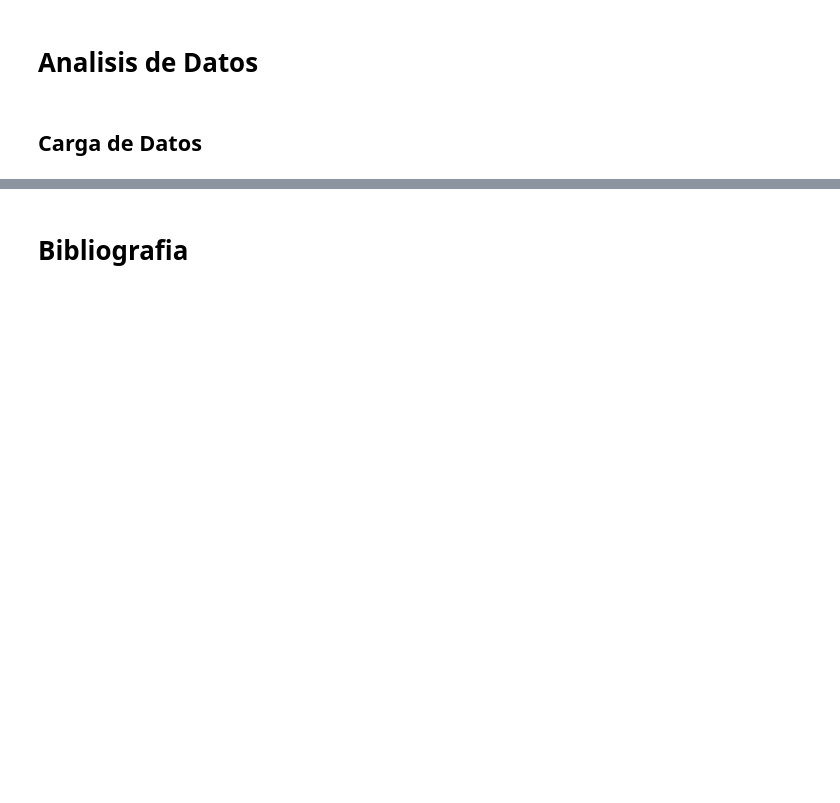
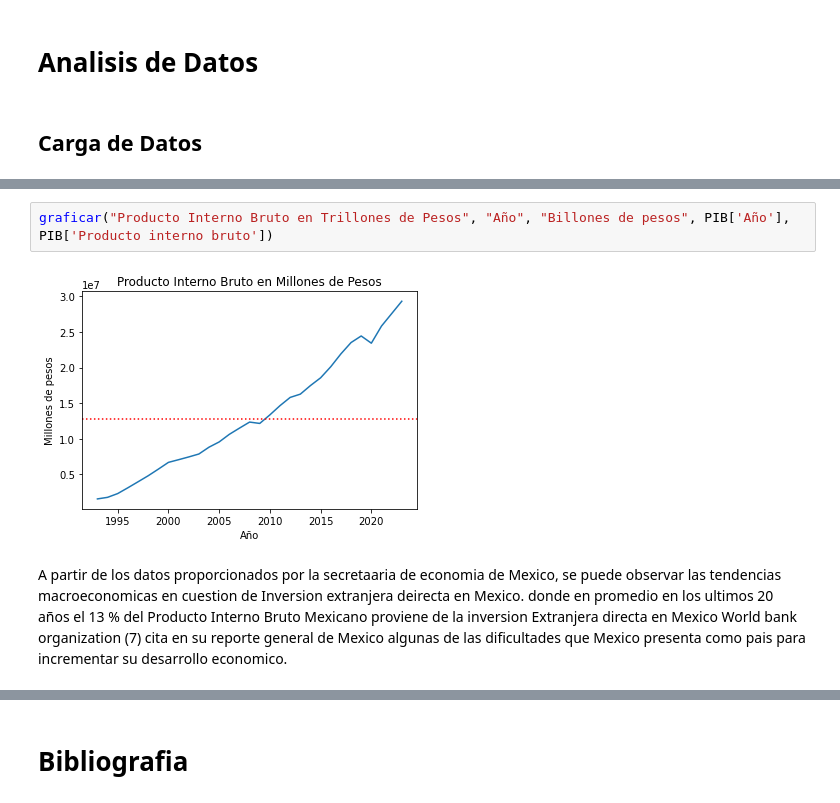
Before and after one commit to OctavioPB/Data-Analyst-Projects, a Jupyter notebook: InversionExtranjeraDirecta2023/Inversion Extranjera Directa en Mexico 2023.ipynb, the cells around one changed output, grey strips where cells are left out. Cells and saved outputs as stored; diff of their text form; blank space fills up the shorter version.

```diff
--- a/InversionExtranjeraDirecta2023/Inversion Extranjera Directa en Mexico 2023.ipynb
+++ b/InversionExtranjeraDirecta2023/Inversion Extranjera Directa en Mexico 2023.ipynb
@@ -33,0 +148,6 @@ from matplotlib import pyplot
+# %%
+graficar("Producto Interno Bruto en Trillones de Pesos", "Año", "Billones de pesos", PIB['Año'], PIB['Producto interno bruto'])
+# %% [output]
+[figure, added]
+# %% [markdown]
+A partir de los datos proporcionados por la secretaaria de economia de Mexico, se puede observar las tendencias macroeconomicas en cuestion de Inversion extranjera deirecta en Mexico. donde en promedio en los ultimos 20 años el 13 % del Producto Interno Bruto Mexicano proviene de la inversion Extranjera directa en Mexico World bank organization (7) cita en su reporte general de Mexico algunas de las dificultades que Mexico presenta como pais para incrementar su desarrollo economico.
```
Also changed, not shown: parts of 34 cells of this notebook, 2 other files.
